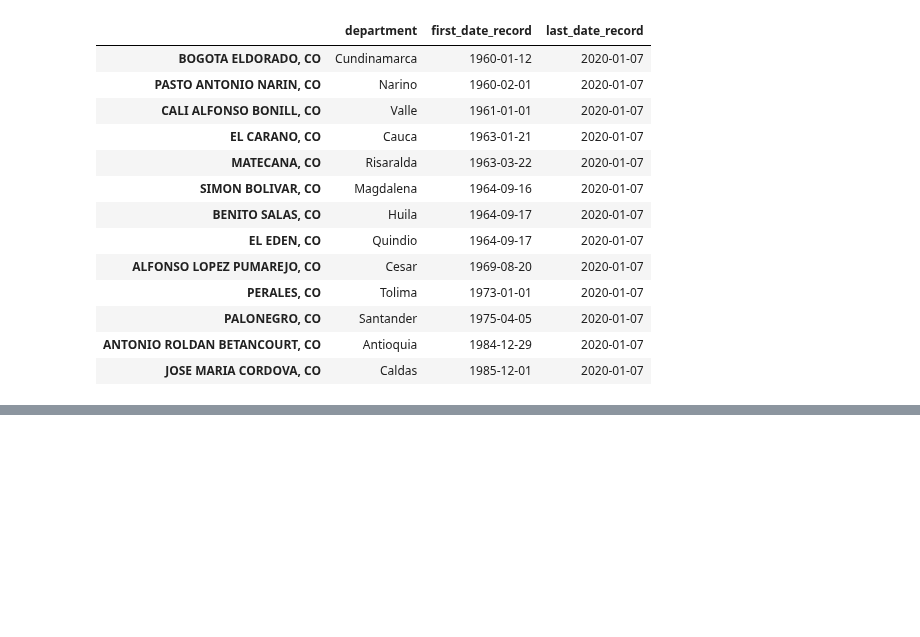
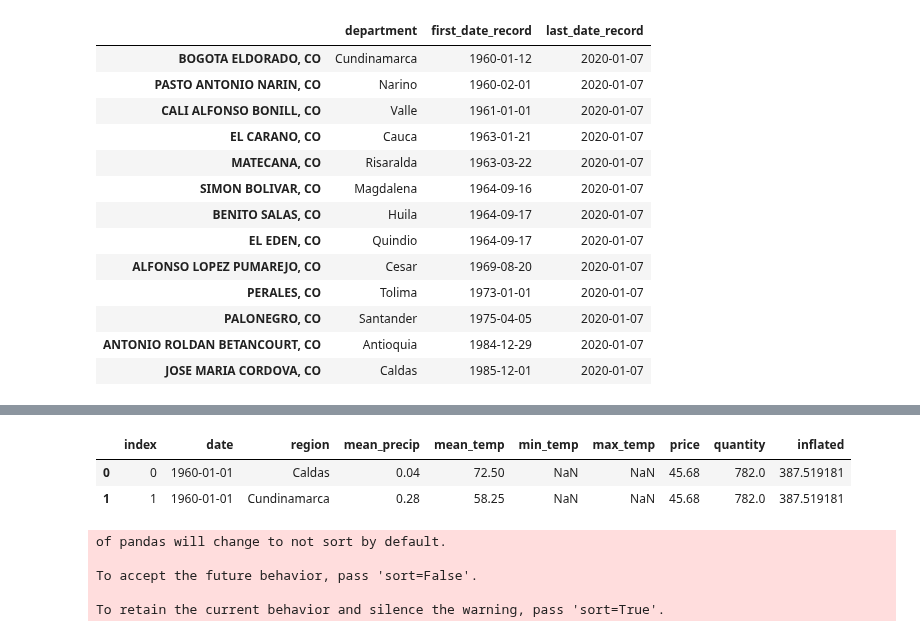
Before and after one commit to Data-Robusta/data-robusta, a Jupyter notebook: jeff_scratch.ipynb, the cells around one changed output, grey strips where cells are left out. Saved outputs shown, nothing was run; the diff lists cells and outputs as text; code cells hidden in the pictures; blank space fills up the shorter version.

```diff
--- a/jeff_scratch.ipynb
+++ b/jeff_scratch.ipynb
@@ -262,0 +354,16 @@ station_dates.to_csv('weather_data/station_dates.csv')
+# %%
+df.reset_index(inplace=True)
+df.head(2)
+# %% [output]
+|  | index | date | region | mean_precip | mean_temp | min_temp | max_temp | price | quantity | inflated |
+| 0 | 0 | 1960-01-01 | Caldas | 0.04 | 72.50 | NaN | NaN | 45.68 | 782.0 | 387.519181 |
+| 1 | 1 | 1960-01-01 | Cundinamarca | 0.28 | 58.25 | NaN | NaN | 45.68 | 782.0 | 387.519181 |
+# %%
+station_activity = pd.concat([station_activity,df.sort_values(by='region').groupby("region")['date'].min()],axis=1).rename(columns={"date":"first_date_record"})
+station_activity = pd.concat([station_activity,df.sort_values(by='region').groupby("region")['date'].max()],axis=1).rename(columns={"date":"last_date_record"})
+# %% [output]
+of pandas will change to not sort by default.
+
+To accept the future behavior, pass 'sort=False'.
+
+To retain the current behavior and silence the warning, pass 'sort=True'.
```
Also changed, not shown: parts of 20 cells of this notebook, 1 other file.
